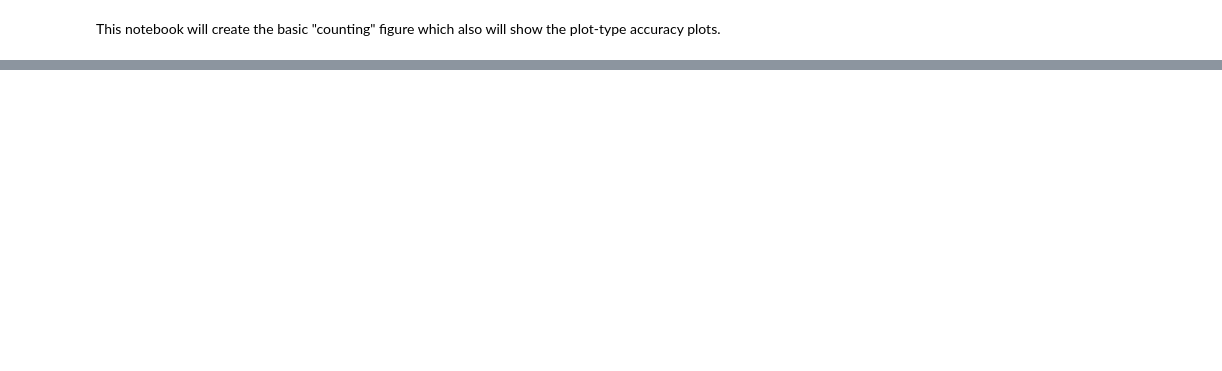
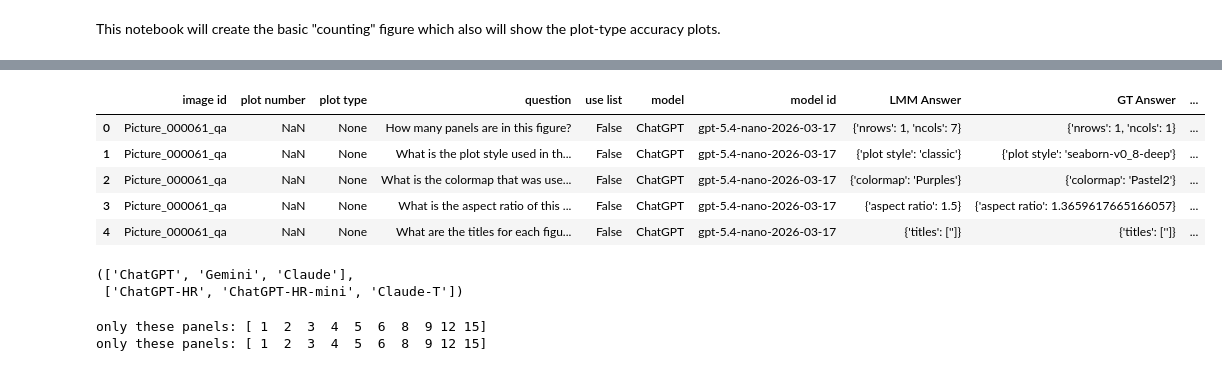
Before and after one commit to ReadingTimeMachine/LLM_VQA_MultiPanel, a Jupyter notebook: figure_notebooks/counting_types_figure.ipynb, the cells around one changed output, grey strips where cells are left out. Saved outputs shown, nothing was run; the diff lists cells and outputs as text; code cells hidden in the pictures; blank space fills up the shorter version.

```diff
--- a/figure_notebooks/counting_types_figure.ipynb
+++ b/figure_notebooks/counting_types_figure.ipynb
@@ -3,2 +24,17 @@ This notebook will create the basic "counting" figure which also will show the p
 # %%
+from sys import path
+path.append('../')
+
 import matplotlib.pyplot as plt
+from importlib import reload
+from copy import deepcopy
+import numpy as np
+
+reload(utils.results_plotting_utils)
+from utils.results_plotting_utils import create_output_marks
+
+reload(utils.results_plotting_utils)
+from utils.results_plotting_utils import add_kde_contours
+
+dirs_to_use = deepcopy(low_dirs_to_use)
+dirs_to_use.extend(midHigh_dirs_to_use)
@@ -9,0 +47,9 @@ fig, axes = plt.subplot_mosaic([['A', 'B', 'heatmap'],
+# %%
+import utils.results_plotting_utils
+reload(utils.results_plotting_utils)
+from utils.results_plotting_utils import get_dirs_names_files
+
+dirnames, dirs, files_parsed = get_dirs_names_files(main_llm_dir,
+        dirs_to_use,
+        replace_names = replace_names,
+        verbose=True)
@@ -9,0 +74,9 @@ fig, axes = plt.subplot_mosaic([['A', 'B', 'heatmap'],
+# %%
+import utils.parse_lmm_output_utils
+reload(utils.parse_lmm_output_utils)
+
+from utils.parse_lmm_output_utils import parse_json_files, fix_aspect
+
+df = parse_json_files(dirnames, dirs, files_parsed, dir_jsons,
+                     verbose=False, use_explanation=True)
+print("!!!!!!!! DONE LOADING !!!!!!!!!!!")
@@ -9,0 +145,9 @@ fig, axes = plt.subplot_mosaic([['A', 'B', 'heatmap'],
+# %%
+df.head()
+# %% [output]
+|  | image id | plot number | plot type | question | use list | model | model id | LMM Answer | GT Answer | ... |
+| 0 | Picture_000061_qa | NaN | None | How many panels are in this figure? | False | ChatGPT | gpt-5.4-nano-2026-03-17 | {'nrows': 1, 'ncols': 7} | {'nrows': 1, 'ncols': 1} | ... |
+| 1 | Picture_000061_qa | NaN | None | What is the plot style used in th... | False | ChatGPT | gpt-5.4-nano-2026-03-17 | {'plot style': 'classic'} | {'plot style': 'seaborn-v0_8-deep'} | ... |
+| 2 | Picture_000061_qa | NaN | None | What is the colormap that was use... | False | ChatGPT | gpt-5.4-nano-2026-03-17 | {'colormap': 'Purples'} | {'colormap': 'Pastel2'} | ... |
+| 3 | Picture_000061_qa | NaN | None | What is the aspect ratio of this ... | False | ChatGPT | gpt-5.4-nano-2026-03-17 | {'aspect ratio': 1.5} | {'aspect ratio': 1.3659617665166057} | ... |
+| 4 | Picture_000061_qa | NaN | None | What are the titles for each figu... | False | ChatGPT | gpt-5.4-nano-2026-03-17 | {'titles': ['']} | {'titles': ['']} | ... |
@@ -9,0 +158,13 @@ fig, axes = plt.subplot_mosaic([['A', 'B', 'heatmap'],
+# %%
+# get low/high subsets
+low_models = []
+high_models = []
+for k,v in replace_names.items():
+    if k+'/' in low_dirs_to_use:
+        low_models.append(v)
+    elif k+'/' in midHigh_dirs_to_use:
+        high_models.append(v)
+low_models, high_models
+# %% [output]
+(['ChatGPT', 'Gemini', 'Claude'],
+ ['ChatGPT-HR', 'ChatGPT-HR-mini', 'Claude-T'])
@@ -9,0 +182,21 @@ fig, axes = plt.subplot_mosaic([['A', 'B', 'heatmap'],
+# %%
+count_cut = 2
+
+# for number of panels, cut each
+dfpsort = df_low['# panels GT'].value_counts().sort_index()
+panels_cut = dfpsort[dfpsort >= count_cut].index
+print('only these panels:', np.array(panels_cut.values))
+
+dfcut_low = df_low.copy()
+dfcut_low = dfcut_low[dfcut_low['# panels GT'].isin(panels_cut)]
+
+# for number of panels, cut each
+dfpsort = df_high['# panels GT'].value_counts().sort_index()
+panels_cut = dfpsort[dfpsort >= count_cut].index
+print('only these panels:', np.array(panels_cut.values))
+
+dfcut_high = df_high.copy()
+dfcut_high = dfcut_high[dfcut_high['# panels GT'].isin(panels_cut)]
+# %% [output]
+only these panels: [ 1  2  3  4  5  6  8  9 12 15]
+only these panels: [ 1  2  3  4  5  6  8  9 12 15]
```
Also changed, not shown: parts of 11 cells of this notebook.
